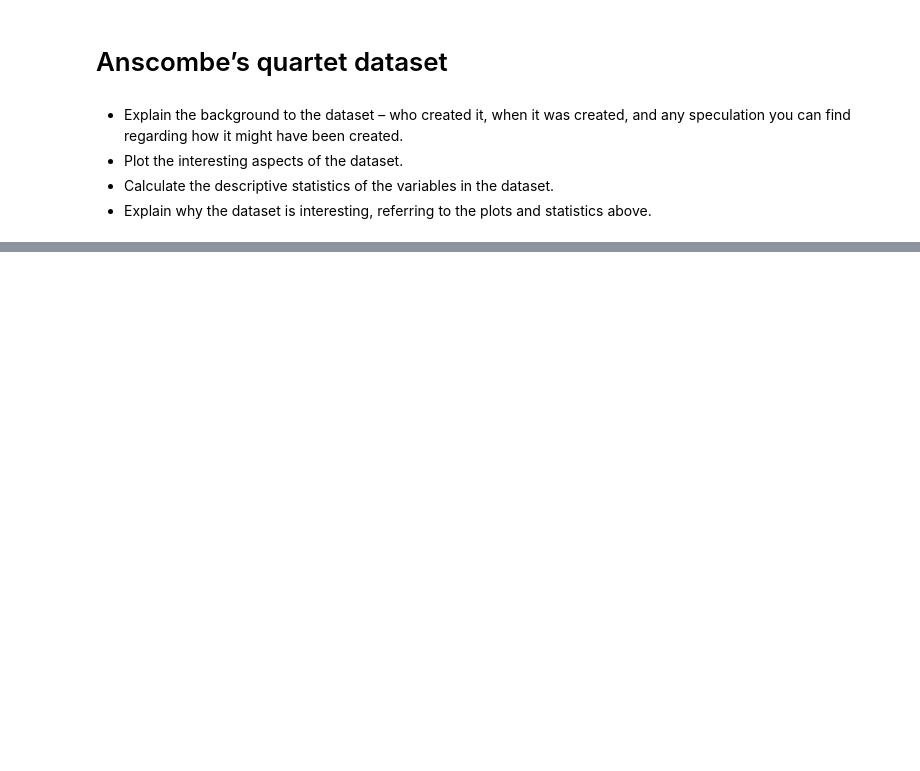
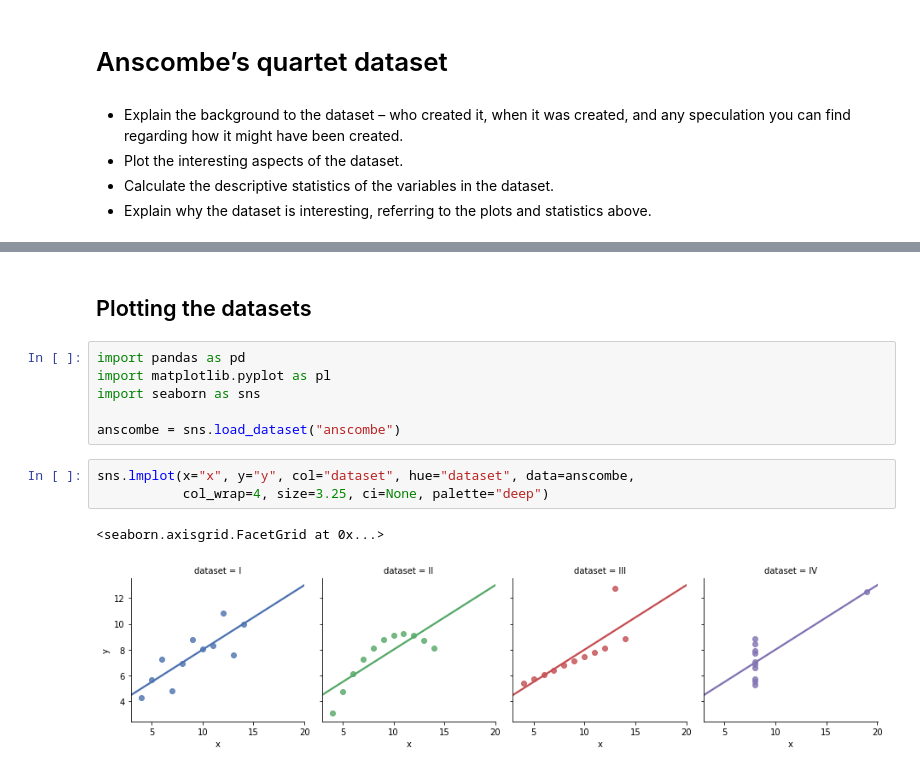
Before and after one commit to G00364778/52446_assignments, a Jupyter notebook: Anscombes Quartet dataset.ipynb, the cells around one changed output, grey strips where cells are left out. Saved outputs shown, nothing was run; the diff lists cells and outputs as text; blank space fills up the shorter version.

Commit message:
Add the dataset, plots and statistical description code

```diff
--- a/Anscombes Quartet dataset.ipynb
+++ b/Anscombes Quartet dataset.ipynb
@@ -15,0 +16,14 @@ It is not known how Anscombe came up with his datasets. It was probably a very t
+# %% [markdown]
+## Plotting the datasets
+# %%
+import pandas as pd
+import matplotlib.pyplot as pl
+import seaborn as sns
+
+anscombe = sns.load_dataset("anscombe")
+# %%
+sns.lmplot(x="x", y="y", col="dataset", hue="dataset", data=anscombe,
+           col_wrap=4, size=3.25, ci=None, palette="deep")
+# %% [output]
+<seaborn.axisgrid.FacetGrid at 0x...>
+[figure, added]
```
Also changed, not shown: parts of 7 cells of this notebook.
